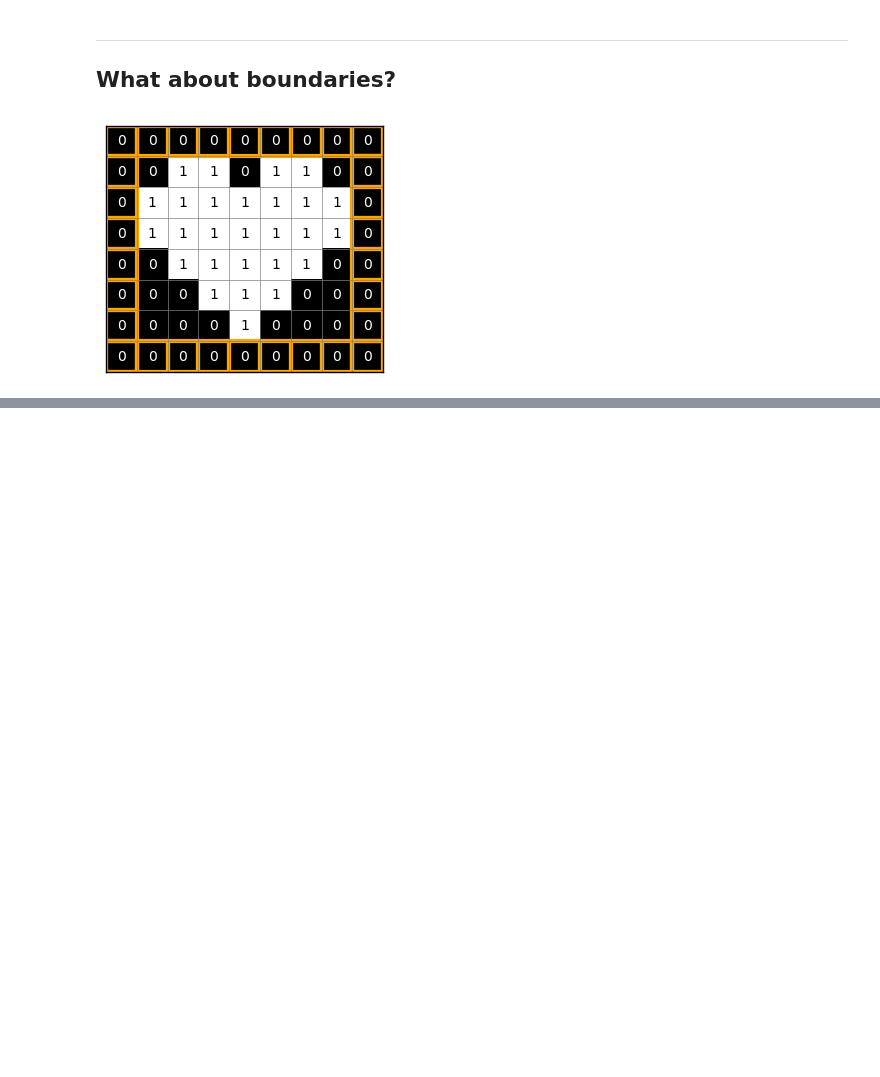
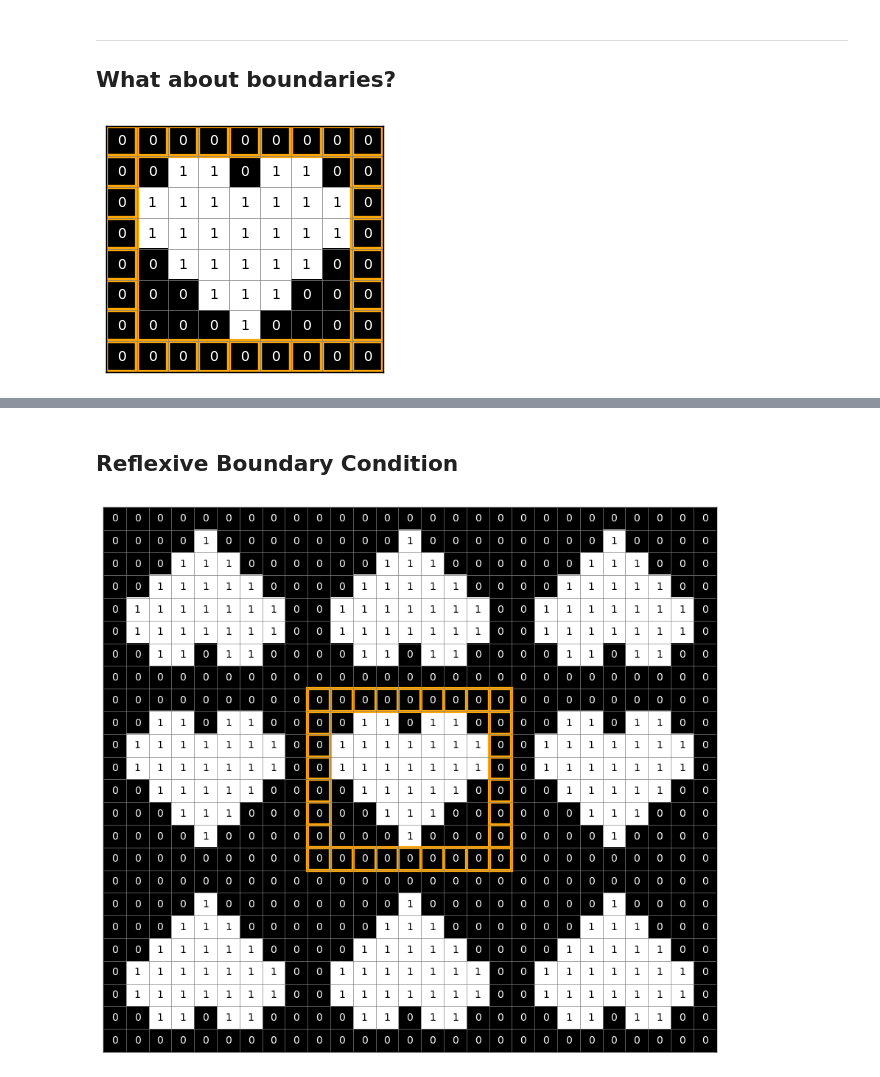
Before and after one commit to lunakim-ubc/ImageDeblurring, a Jupyter notebook: visualization/blurring_matrix.ipynb, the cells around one changed output, grey strips where cells are left out. Drawn from its saved outputs; the diff is of its cells as text; code cells hidden in the pictures; blank space fills up the shorter version.

```diff
--- a/blurring_matrix.ipynb
+++ b/visualization/blurring_matrix.ipynb
@@ -129,0 +160,23 @@ for i in range(heart.shape[0]):
+# %% [markdown]
+## Reflexive Boundary Condition
+# %%
+heart_flipud = np.flipud(heart)
+heart_fliplr = np.fliplr(heart)
+heart_flipboth = np.flipud(np.fliplr(heart))
+
+top = np.hstack([heart_flipboth, heart_flipud, heart_flipboth])
+mid = np.hstack([heart_fliplr, heart, heart_fliplr])
+bot = np.hstack([heart_flipboth, heart_flipud, heart_flipboth])
+
+heart_reflexive_padded = np.vstack([top, mid, bot])
+H, W = heart.shape
+
+heart_edge_reflexive = plot_grid(heart_reflexive_padded)
+for j in range(W, 2*W):
+    highlight_cells(heart_edge_reflexive, H, j, color='orange', linewidth=3)
+    highlight_cells(heart_edge_reflexive, 2*H-1, j, color='orange', linewidth=3)
+for i in range(H, 2*H):
+    highlight_cells(heart_edge_reflexive, i, W, color='orange', linewidth=3)
+    highlight_cells(heart_edge_reflexive, i, 2*W-1, color='orange', linewidth=3)
+# %% [output]
+[figure, added]
```
Also changed, not shown: parts of 4 cells of this notebook, 3 other files.
